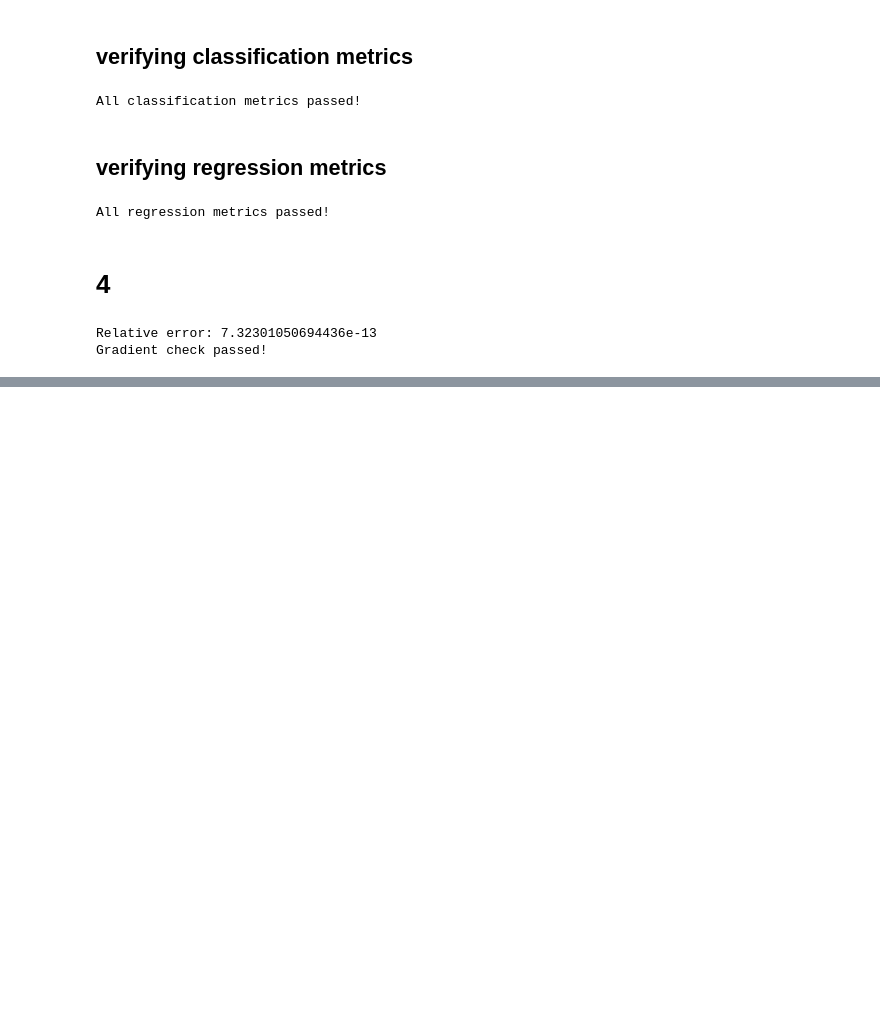
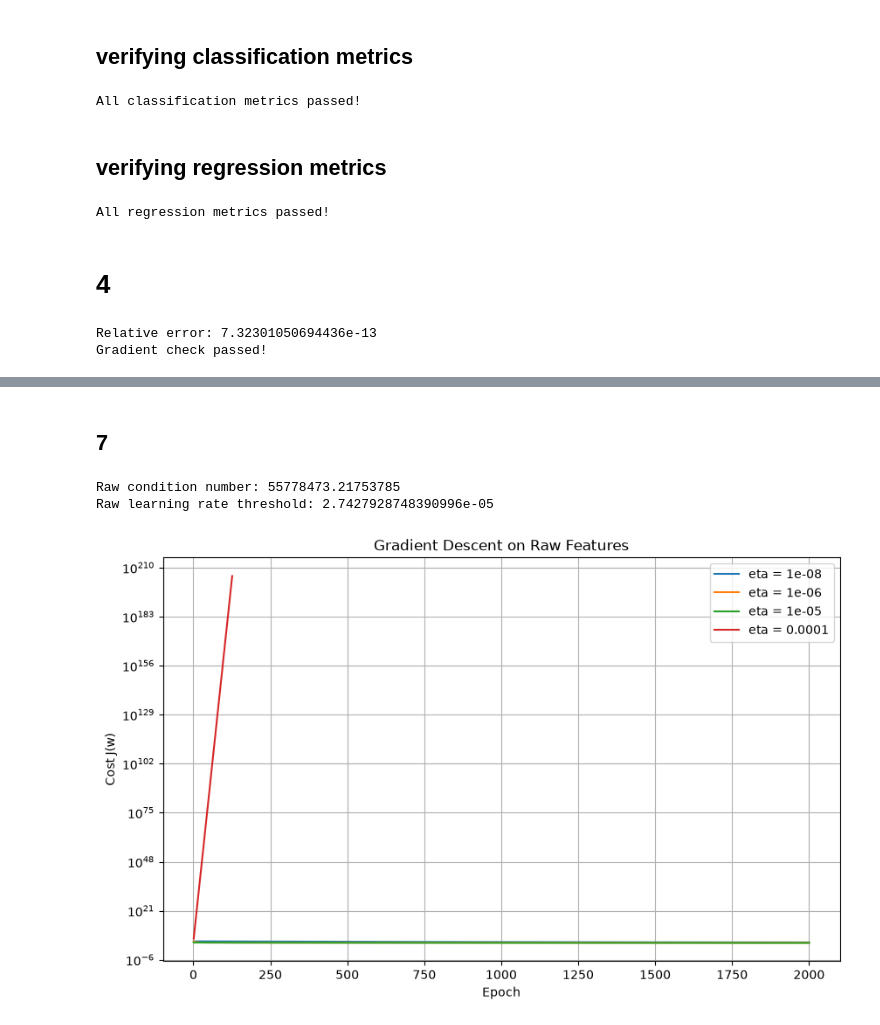
Before and after one commit to mahmoudshafea/Linear_models_-_SVM, a Jupyter notebook: 9401_assignment2.ipynb, the cells around one changed output, grey strips where cells are left out. Cells and saved outputs as stored; diff of their text form; code cells hidden in the pictures; blank space fills up the shorter version.

```diff
--- a/9401_assignment2.ipynb
+++ b/9401_assignment2.ipynb
@@ -445,0 +450,10 @@ Gradient check passed!
+# %%
+def normal_equation(X, y):
+    X_bias = add_bias(X)
+
+    A = X_bias.T @ X_bias
+    b = X_bias.T @ y
+
+    w = np.linalg.solve(A, b)
+
+    return w
@@ -445,0 +755,57 @@ Gradient check passed!
+# %% [markdown]
+## 7
+# %%
+X_raw = splits["Diabetes"]["X_train"]
+y_train = splits["Diabetes"]["y_train"]
+
+X_raw_bias = add_bias(X_raw)
+
+H_raw = (X_raw_bias.T @ X_raw_bias) / len(y_train)
+
+lambda_max_raw = np.max(np.linalg.eigvalsh(H_raw))
+threshold_raw = 2 / lambda_max_raw
+
+condition_raw = np.linalg.cond(X_raw_bias.T @ X_raw_bias)
+
+print("Raw condition number:", condition_raw)
+print("Raw learning rate threshold:", threshold_raw)
+# %% [output]
+Raw condition number: 55778473.21753785
+Raw learning rate threshold: 2.7427928748390996e-05
+# %%
+w_star_raw = normal_equation(X_raw, y_train)
+raw_learning_rates = [1e-8, 1e-6, 1e-5, 1e-4]
+
+raw_results = {}
+
+for eta in raw_learning_rates:
+    w, costs, distances = batch_gradient_descent(
+        X_raw, y_train, eta, 2000, w_star_raw
+    )
+
+    raw_results[eta] = {
+        "weights": w,
+        "costs": costs,
+        "distances": distances,
+        "final_cost": costs[-1],
+        "final_distance": distances[-1]
+    }
+# %%
+plt.figure(figsize=(10, 6))
+
+for eta in raw_learning_rates:
+    plt.plot(
+        range(1, 2001),
+        raw_results[eta]["costs"],
+        label=f"eta = {eta}"
+    )
+
+plt.yscale("log")
+plt.xlabel("Epoch")
+plt.ylabel("Cost J(w)")
+plt.title("Gradient Descent on Raw Features")
+plt.legend()
+plt.grid(True)
+plt.show()
+# %% [output]
+[figure, added]
```
Also changed, not shown: parts of 59 cells of this notebook.
